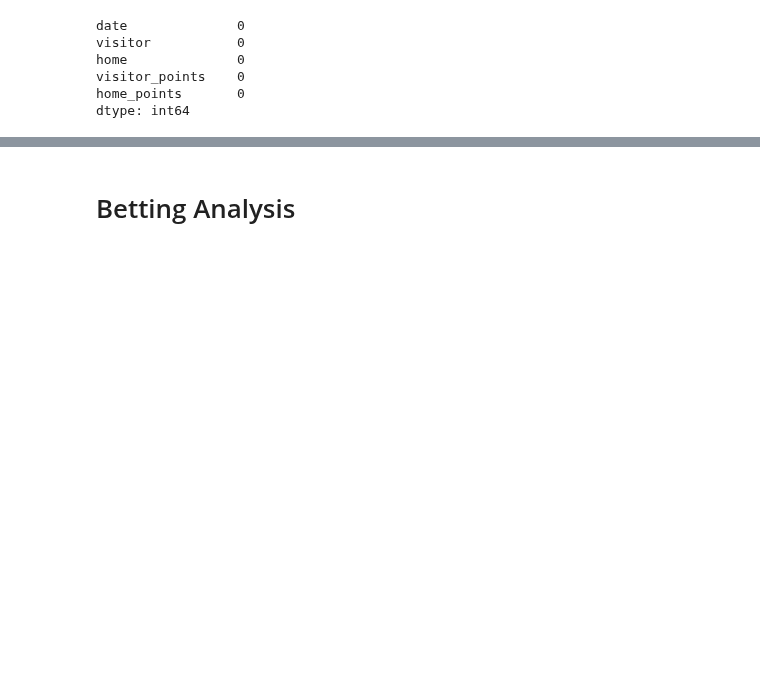
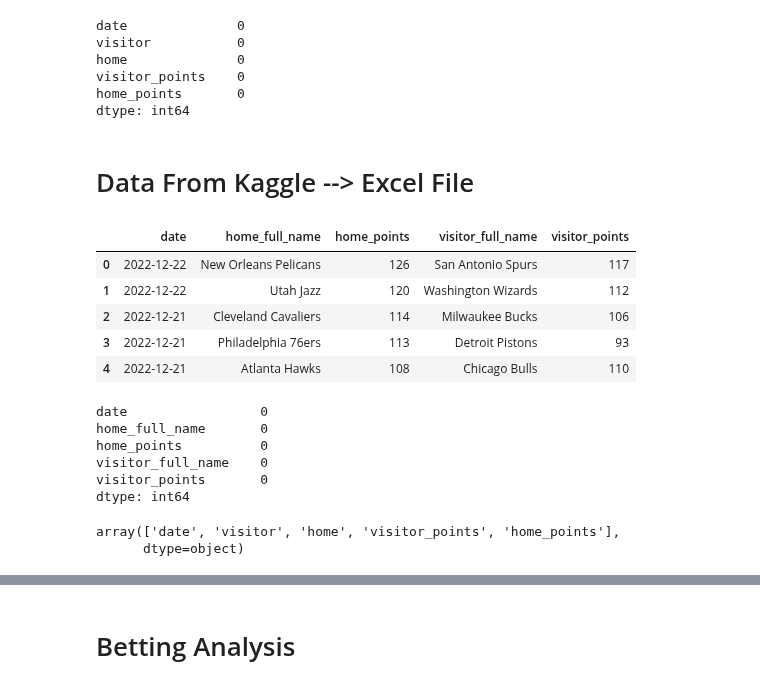
Before and after one commit to VincentGordon-Data-Analyst/nba-api, a Jupyter notebook: nba-analysis.ipynb, the cells around one changed output, grey strips where cells are left out. Cells and saved outputs as stored; diff of their text form; code cells hidden in the pictures; blank space fills up the shorter version.

```diff
--- a/nba-analysis.ipynb
+++ b/nba-analysis.ipynb
@@ -88,3 +90,30 @@ home              0
 visitor_points    0
 home_points       0
 dtype: int64
+# %% [markdown]
+# Data From Kaggle --> Excel File
+# %%
+df2 = pd.read_excel('./data/games_scores_2019-2022.xlsx')
+df2.head()
+# %% [output]
+|  | date | home_full_name | home_points | visitor_full_name | visitor_points |
+| 0 | 2022-12-22 | New Orleans Pelicans | 126 | San Antonio Spurs | 117 |
+| 1 | 2022-12-22 | Utah Jazz | 120 | Washington Wizards | 112 |
+| 2 | 2022-12-21 | Cleveland Cavaliers | 114 | Milwaukee Bucks | 106 |
+| 3 | 2022-12-21 | Philadelphia 76ers | 113 | Detroit Pistons | 93 |
+| 4 | 2022-12-21 | Atlanta Hawks | 108 | Chicago Bulls | 110 |
+# %%
+df2.isnull().sum()
+# %% [output]
+date                 0
+home_full_name       0
+home_points          0
+visitor_full_name    0
+visitor_points       0
+dtype: int64
+# %%
+# Reference df1 headers
+df1.columns.values
+# %% [output]
+array(['date', 'visitor', 'home', 'visitor_points', 'home_points'],
+      dtype=object)
```
Also changed, not shown: parts of 5 cells of this notebook.
